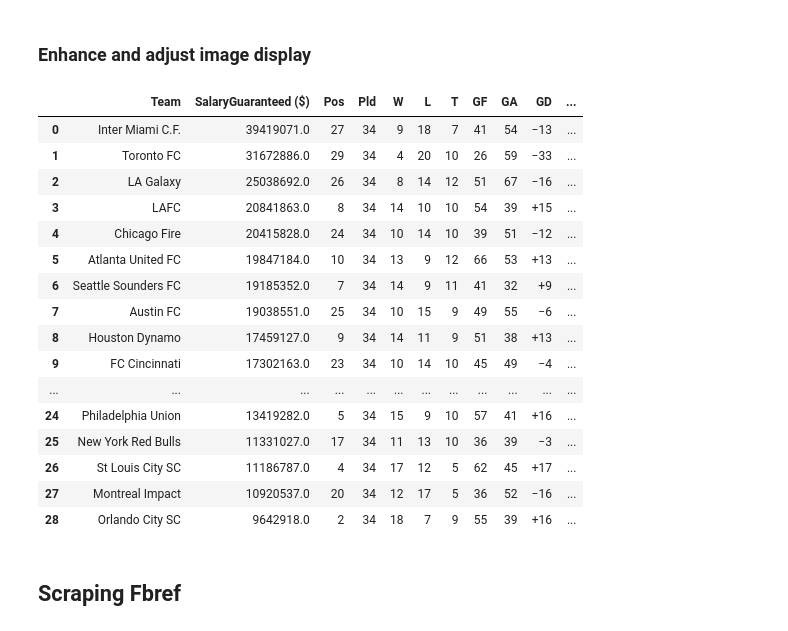
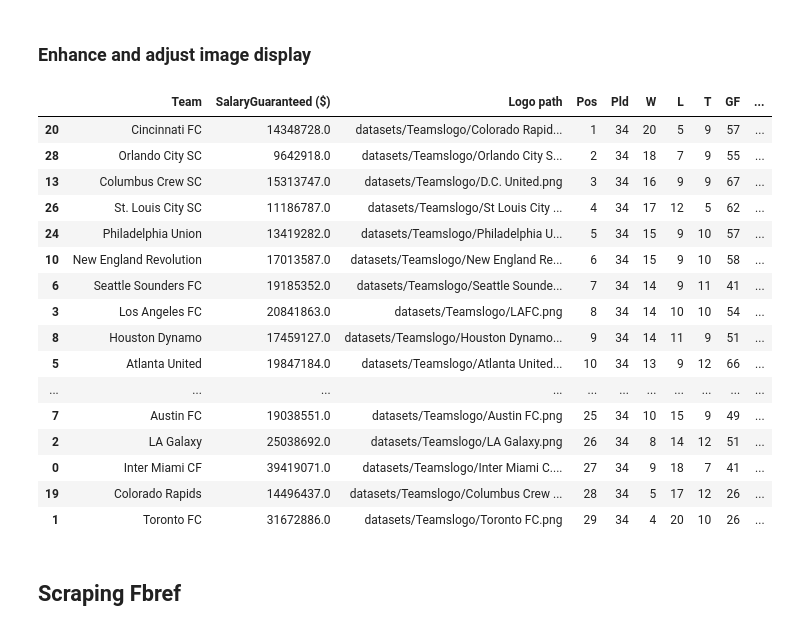
Before and after one commit to akyuzdilhan/FootballDataLab, a Jupyter notebook: DataPreparation.ipynb, the cells around one changed output. Drawn from its saved outputs; the diff is of its cells as text; code cells hidden in the pictures.

Commit message:
Rankings corrected and WhoScored data added. Finalized Team Rankings page with real data

```diff
--- a/DataPreparation.ipynb
+++ b/DataPreparation.ipynb
@@ -116,2 +109,3 @@ df_players_salary.head()
 # %%
-df_players_salary.to_csv('datasets/players_salary.csv', index=False)
+df_players_salary = pd.read_csv('datasets/players_salary.csv') # read the csv file created with 2023 data
+df_players_salary.head()
@@ -173,6 +174,9 @@ mls_table = mls_tables[0]
 mls_table = mls_table.rename(columns={mls_table.columns[1]: 'Team'})
 mls_table = mls_table.drop(mls_table.columns[-1], axis=1)
 
+mls_table['GD'] = mls_table['GD'].replace({'−': '-'}, regex=True)
+mls_table['GD'] = pd.to_numeric(mls_table['GD'])
+
 mls_table.head()
 # %% [output]
 |  | Pos | Team | Pld | W | L | T | GF | GA | GD | Pts |
@@ -263,7 +267,7 @@ team_name_mappingSC = {
     "Club de Foot Montreal": "Montreal Impact",
 }
 logos_df['Team'] = logos_df['Team'].replace(team_name_mappingSC)
-logos_df = align_and_merge_teams(mls_table, logos_df)
+logos_df = align_and_merge_teams(logos_df, mls_table)
 logos_df = align_and_merge_teams(total_salary_by_club, logos_df)
 # %% [output]
 All Team are present and correctly named.
@@ -316,25 +320,25 @@ for filename in os.listdir(folder_destination):
         file_path = os.path.join(folder_destination, filename)
         remove_white_background(file_path, file_path)
 # %%
-logos_df
+logos_df.sort_values(by='Pos', ascending=True)
 # %% [output]
-|  | Team | SalaryGuaranteed ($) | Pos | Pld | W | L | T | GF | GA | GD | ... |
-| 0 | Inter Miami C.F. | 39419071.0 | 27 | 34 | 9 | 18 | 7 | 41 | 54 | −13 | ... |
-| 1 | Toronto FC | 31672886.0 | 29 | 34 | 4 | 20 | 10 | 26 | 59 | −33 | ... |
-| 2 | LA Galaxy | 25038692.0 | 26 | 34 | 8 | 14 | 12 | 51 | 67 | −16 | ... |
-| 3 | LAFC | 20841863.0 | 8 | 34 | 14 | 10 | 10 | 54 | 39 | +15 | ... |
-| 4 | Chicago Fire | 20415828.0 | 24 | 34 | 10 | 14 | 10 | 39 | 51 | −12 | ... |
-| 5 | Atlanta United FC | 19847184.0 | 10 | 34 | 13 | 9 | 12 | 66 | 53 | +13 | ... |
-| 6 | Seattle Sounders FC | 19185352.0 | 7 | 34 | 14 | 9 | 11 | 41 | 32 | +9 | ... |
-| 7 | Austin FC | 19038551.0 | 25 | 34 | 10 | 15 | 9 | 49 | 55 | −6 | ... |
-| 8 | Houston Dynamo | 17459127.0 | 9 | 34 | 14 | 11 | 9 | 51 | 38 | +13 | ... |
-| 9 | FC Cincinnati | 17302163.0 | 23 | 34 | 10 | 14 | 10 | 45 | 49 | −4 | ... |
-| ... | ... | ... | ... | ... | ... | ... | ... | ... | ... | ... | ... |
-| 24 | Philadelphia Union | 13419282.0 | 5 | 34 | 15 | 9 | 10 | 57 | 41 | +16 | ... |
-| 25 | New York Red Bulls | 11331027.0 | 17 | 34 | 11 | 13 | 10 | 36 | 39 | −3 | ... |
-| 26 | St Louis City SC | 11186787.0 | 4 | 34 | 17 | 12 | 5 | 62 | 45 | +17 | ... |
-| 27 | Montreal Impact | 10920537.0 | 20 | 34 | 12 | 17 | 5 | 36 | 52 | −16 | ... |
-| 28 | Orlando City SC | 9642918.0 | 2 | 34 | 18 | 7 | 9 | 55 | 39 | +16 | ... |
+|  | Team | SalaryGuaranteed ($) | Logo path | Pos | Pld | W | L | T | GF | ... |
+| 20 | Cincinnati FC | 14348728.0 | datasets/Teamslogo/Colorado Rapid... | 1 | 34 | 20 | 5 | 9 | 57 | ... |
+| 28 | Orlando City SC | 9642918.0 | datasets/Teamslogo/Orlando City S... | 2 | 34 | 18 | 7 | 9 | 55 | ... |
+| 13 | Columbus Crew SC | 15313747.0 | datasets/Teamslogo/D.C. United.png | 3 | 34 | 16 | 9 | 9 | 67 | ... |
+| 26 | St. Louis City SC | 11186787.0 | datasets/Teamslogo/St Louis City ... | 4 | 34 | 17 | 12 | 5 | 62 | ... |
+| 24 | Philadelphia Union | 13419282.0 | datasets/Teamslogo/Philadelphia U... | 5 | 34 | 15 | 9 | 10 | 57 | ... |
+| 10 | New England Revolution | 17013587.0 | datasets/Teamslogo/New England Re... | 6 | 34 | 15 | 9 | 10 | 58 | ... |
+| 6 | Seattle Sounders FC | 19185352.0 | datasets/Teamslogo/Seattle Sounde... | 7 | 34 | 14 | 9 | 11 | 41 | ... |
+| 3 | Los Angeles FC | 20841863.0 | datasets/Teamslogo/LAFC.png | 8 | 34 | 14 | 10 | 10 | 54 | ... |
+| 8 | Houston Dynamo | 17459127.0 | datasets/Teamslogo/Houston Dynamo... | 9 | 34 | 14 | 11 | 9 | 51 | ... |
+| 5 | Atlanta United | 19847184.0 | datasets/Teamslogo/Atlanta United... | 10 | 34 | 13 | 9 | 12 | 66 | ... |
+| ... | ... | ... | ... | ... | ... | ... | ... | ... | ... | ... |
+| 7 | Austin FC | 19038551.0 | datasets/Teamslogo/Austin FC.png | 25 | 34 | 10 | 15 | 9 | 49 | ... |
+| 2 | LA Galaxy | 25038692.0 | datasets/Teamslogo/LA Galaxy.png | 26 | 34 | 8 | 14 | 12 | 51 | ... |
+| 0 | Inter Miami CF | 39419071.0 | datasets/Teamslogo/Inter Miami C.... | 27 | 34 | 9 | 18 | 7 | 41 | ... |
+| 19 | Colorado Rapids | 14496437.0 | datasets/Teamslogo/Columbus Crew ... | 28 | 34 | 5 | 17 | 12 | 26 | ... |
+| 1 | Toronto FC | 31672886.0 | datasets/Teamslogo/Toronto FC.png | 29 | 34 | 4 | 20 | 10 | 26 | ... |
 # %%
 logos_df.to_csv('datasets/MLS_23_table.csv', index=False)
 # %% [markdown]
```
Also changed, not shown: parts of 22 cells of this notebook, 9 other files.
